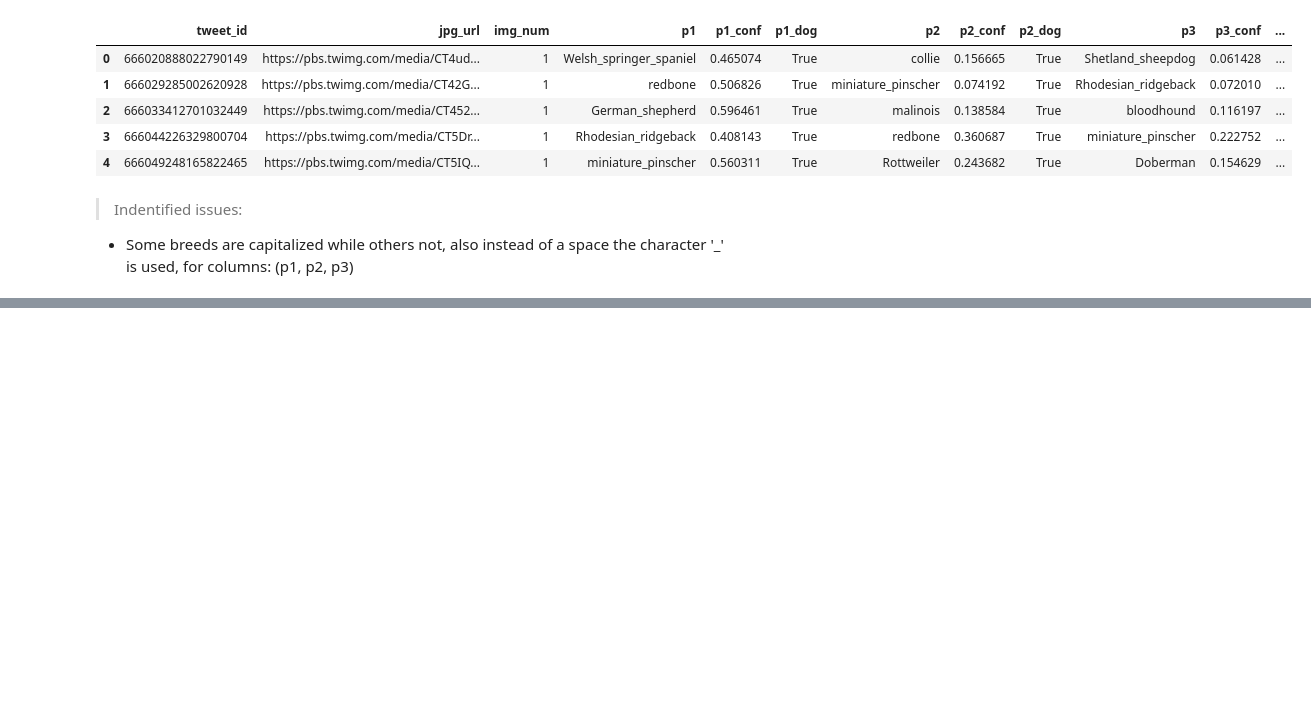
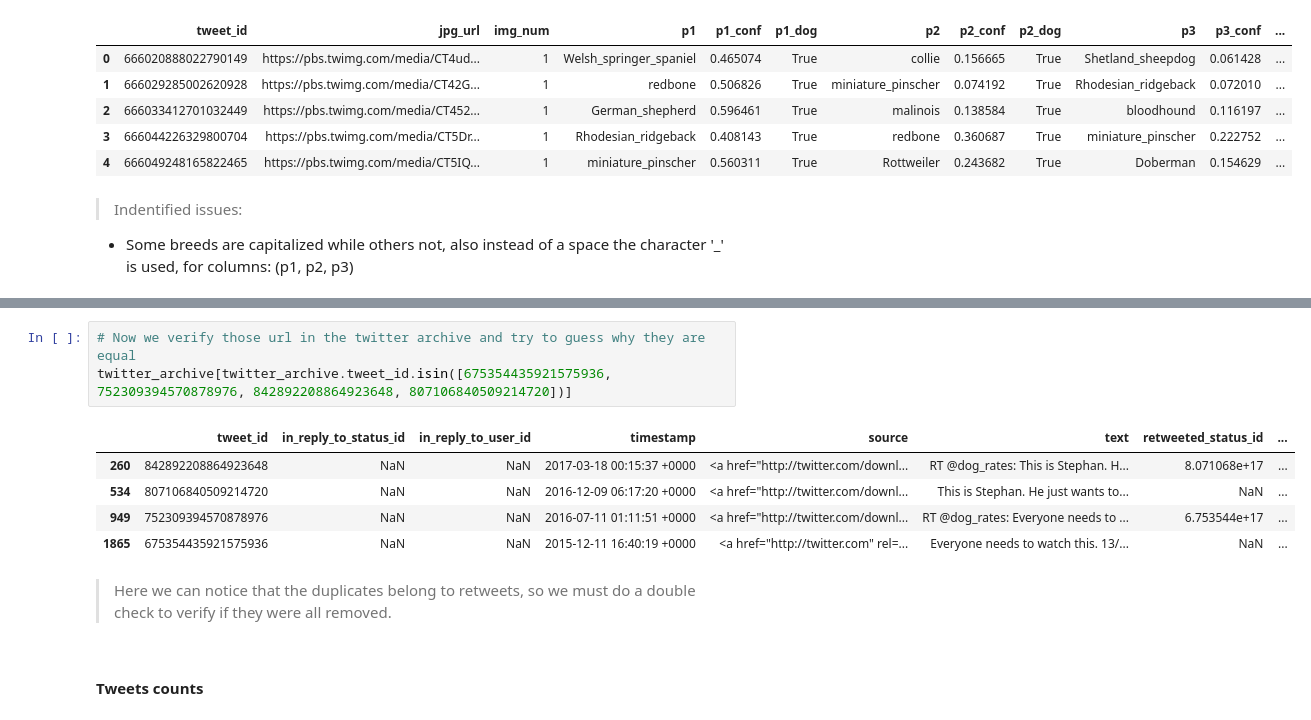
Before and after one commit to kroudir/Data-Analyst-Nanodegree-Projects-Udacity, a Jupyter notebook: 7- Data Wrangling/wrangle_act.ipynb, the cells around one changed output, grey strips where cells are left out. Drawn from its saved outputs; the diff is of its cells as text; blank space fills up the shorter version.

```diff
--- a/7- Data Wrangling/wrangle_act.ipynb
+++ b/7- Data Wrangling/wrangle_act.ipynb
@@ -266,0 +610,13 @@ image_predictions.head()
+# %%
+# Now we verify those url in the twitter archive and try to guess why they are equal
+twitter_archive[twitter_archive.tweet_id.isin([675354435921575936, 752309394570878976, 842892208864923648, 807106840509214720])]
+# %% [output]
+|  | tweet_id | in_reply_to_status_id | in_reply_to_user_id | timestamp | source | text | retweeted_status_id | ... |
+| 260 | 842892208864923648 | NaN | NaN | 2017-03-18 00:15:37 +0000 | <a href="http://twitter.com/downl... | RT @dog_rates: This is Stephan. H... | 8.071068e+17 | ... |
+| 534 | 807106840509214720 | NaN | NaN | 2016-12-09 06:17:20 +0000 | <a href="http://twitter.com/downl... | This is Stephan. He just wants to... | NaN | ... |
+| 949 | 752309394570878976 | NaN | NaN | 2016-07-11 01:11:51 +0000 | <a href="http://twitter.com/downl... | RT @dog_rates: Everyone needs to ... | 6.753544e+17 | ... |
+| 1865 | 675354435921575936 | NaN | NaN | 2015-12-11 16:40:19 +0000 | <a href="http://twitter.com" rel=... | Everyone needs to watch this. 13/... | NaN | ... |
+# %% [markdown]
+> Here we can notice that the duplicates belong to retweets, so we must do a double check to verify if they were all removed.
+# %% [markdown]
+#### Tweets counts
```
Also changed, not shown: parts of 44 cells of this notebook.
